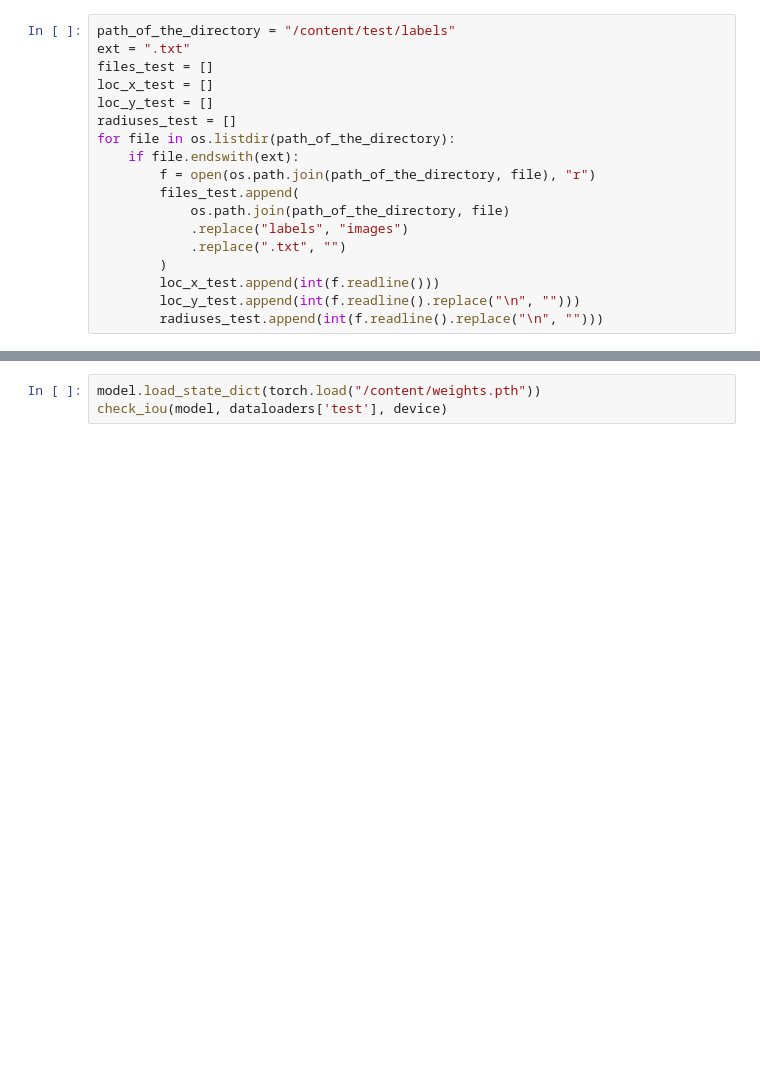
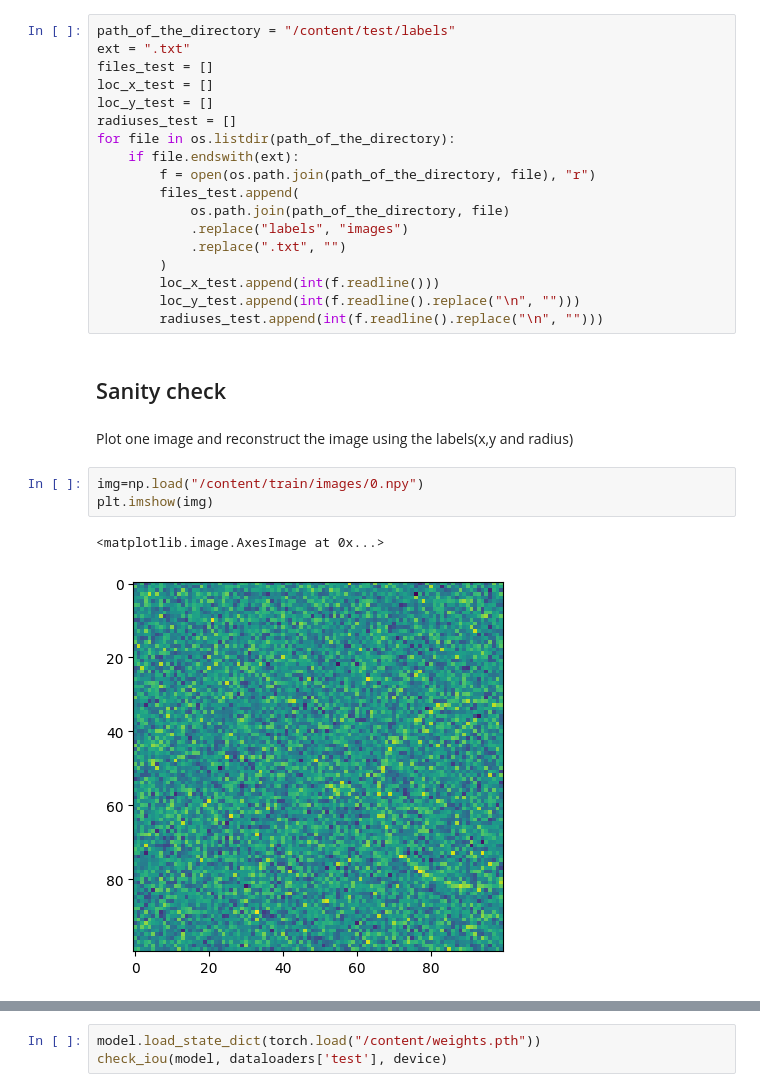
Before and after one commit to TapasKumarDutta1/circle_detection, a Jupyter notebook: demo.ipynb, the cells around one changed output, grey strips where cells are left out. Saved outputs shown, nothing was run; the diff lists cells and outputs as text; blank space fills up the shorter version.

```diff
--- a/demo.ipynb
+++ b/demo.ipynb
@@ -88,3 +95,13 @@ for file in os.listdir(path_of_the_directory):
         loc_x_test.append(int(f.readline()))
         loc_y_test.append(int(f.readline().replace("\n", "")))
         radiuses_test.append(int(f.readline().replace("\n", "")))
+# %% [markdown]
+## Sanity check
+# %% [markdown]
+Plot one image and reconstruct the image using the labels(x,y and radius)
+# %%
+img=np.load("/content/train/images/0.npy")
+plt.imshow(img)
+# %% [output]
+<matplotlib.image.AxesImage at 0x...>
+[figure, added]
```
Also changed, not shown: parts of 13 cells of this notebook.
